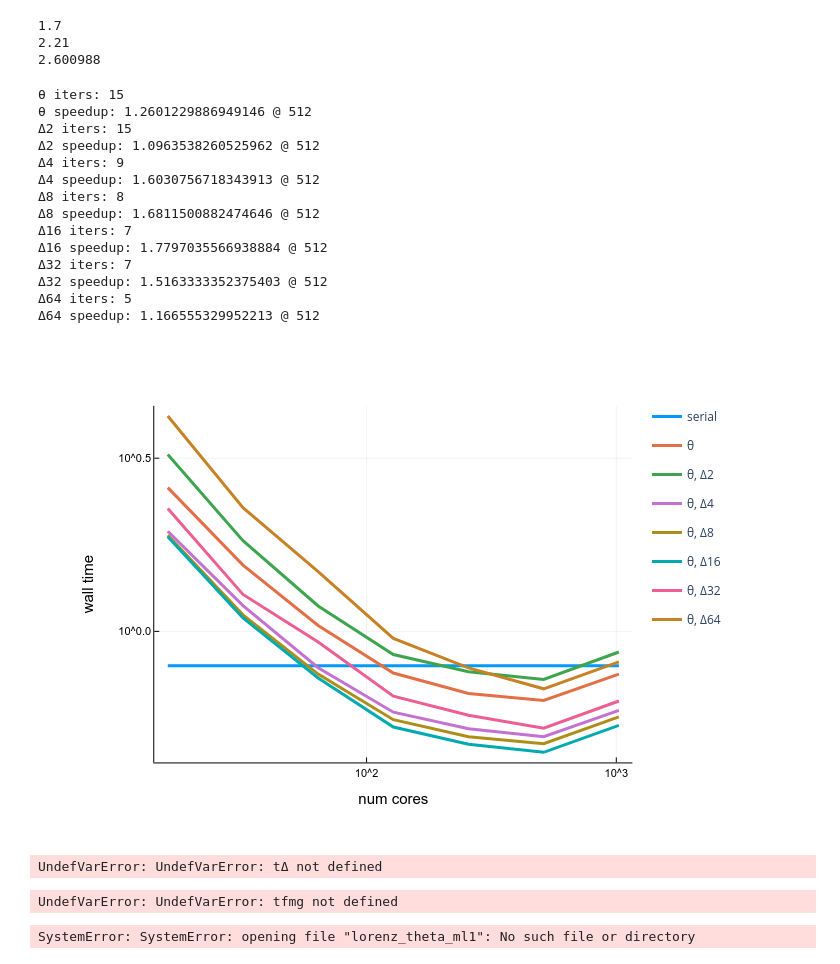
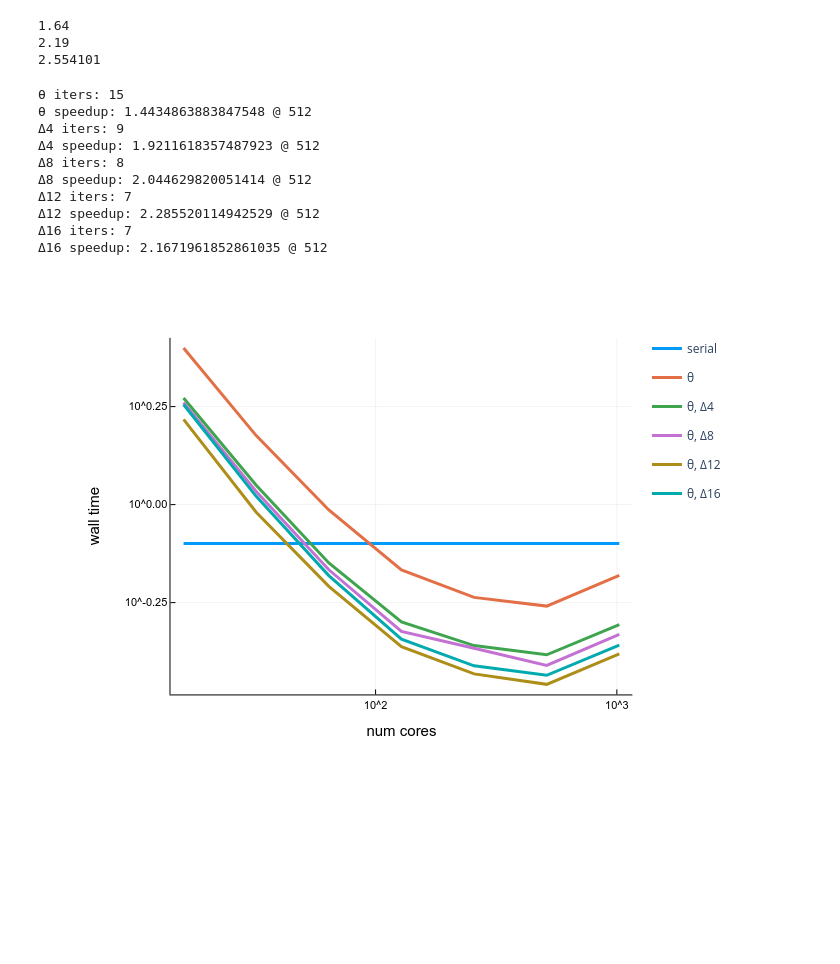
Before and after one commit to XBraid/xbraid, a Jupyter notebook: drivers/experiments/ks/strong_scaling_64/plot.ipynb, the cells around one changed output. Saved outputs shown, nothing was run; the diff lists cells and outputs as text; code cells hidden in the pictures; blank space fills up the shorter version.

```diff
--- a/drivers/experiments/ks/strong_scaling_64/plot.ipynb
+++ b/drivers/experiments/ks/strong_scaling_64/plot.ipynb
@@ -9,6 +9,7 @@ theme(:default)
 function parseTiming(fname::String)::Real
     f = open(fname)
     for line in eachline(f)
+        occursin("diverged", line) && throw("iterations in file $(fname) diverged!")
         occursin("Braid", line) && continue
         occursin("wall time", line) && return parse(Float64, split(line)[end])
     end
@@ -18,6 +19,7 @@ end
 function parseTiming(fname::String, tol::Real)::Real
     f = open(fname)
     for line in eachline(f)
+        occursin("diverged", line) && throw("iterations in file $(fname) diverged!")
         occursin("Begin", line) && continue
         occursin("not available", line) && continue
         occursin("Solver Stats", line) && continue
@@ -43,21 +45,22 @@ println(parseTiming("ks_nc16_cf4_ml4", 1e-5))
 println(parseTiming("ks_Delta2_nc16_cf4_ml4", 1e-5))
 println(parseTiming("ks_nc16_cf4_ml4"))
 # %% [output]
-1.7
-2.21
-2.600988
+1.64
+2.19
+2.554101
 # %%
 
 ncores = [16, 32, 64, 128, 256, 512, 1024]
-ranks = [2, 4, 8, 16, 32, 64]
+# ranks = [2, 4, 8, 12, 16, 32, 64]
+ranks = [4, 8, 12, 16]
 ml = 4
 cf = 4
 tol = 1e-6
 
-# function readΔ(rank, nc) return parseTiming("ks_Delta$(rank)_nc$(nc)_cf$(cf)_ml$(ml)", tol) end
-# readθ = nc -> parseTiming("ks_nc$(nc)_cf$(cf)_ml$(ml)", tol)
-function readΔ(rank, nc) return parseTiming("ks_Delta$(rank)_nc$(nc)_cf$(cf)_ml$(ml)") end
-readθ = nc -> parseTiming("ks_nc$(nc)_cf$(cf)_ml$(ml)")
+function readΔ(rank, nc) return parseTiming("ks_Delta$(rank)_nc$(nc)_cf$(cf)_ml$(ml)", tol) end
+readθ = nc -> parseTiming("ks_nc$(nc)_cf$(cf)_ml$(ml)", tol)
+# function readΔ(rank, nc) return parseTiming("ks_Delta$(rank)_nc$(nc)_cf$(cf)_ml$(ml)") end
+# readθ = nc -> parseTiming("ks_nc$(nc)_cf$(cf)_ml$(ml)")
 
 # serial timing
 tser = parseTiming("ks_ml1")
@@ -68,71 +71,37 @@ pl = plot(ncores, x->tser, linewidth=3, label="serial", xaxis=("num cores", :log
 # for i in 1:length(ncores)
 #     tθ[i] = parseTiming("ks_nc$(ncores[i])_cf$(cf)_ml$(ml)")
 # end
 itersθ = parseIters("ks_nc$(ncores[1])_cf4_ml4")
 tθ = readθ.(ncores)
 println("θ iters: $(itersθ)")
 println("θ speedup: $(tser/minimum(tθ)) @ $(ncores[argmin(tθ)])")
 plot!(pl, ncores, tθ, linewidth=3, label="θ")
 
 # Δ timings
 for rank in ranks
     tΔ = zeros(length(ncores))
     itersΔ = parseIters("ks_Delta$(rank)_nc$(ncores[1])_cf$(cf)_ml$(ml)")
     for i in 1:length(ncores)
         tΔ[i] = readΔ(rank, ncores[i])
     end
     println("Δ$(rank) iters: $(itersΔ)")
     println("Δ$(rank) speedup: $(tser/minimum(tΔ)) @ $(ncores[argmin(tΔ)])")
     plot!(pl, ncores, tΔ, linewidth=3, label="θ, Δ$(rank)")
 end
 savefig(pl, "scaling_cf$(cf)_ml$(ml).png")
 plot!()
 
 # println("fmg iters: $(itersfmg)")
 # println("fmg speedup: $(tser/minimum(tfmg)) @ $(ncores[argmin(tfmg)])")
 # %% [output]
 θ iters: 15
-θ speedup: 1.2601229886949146 @ 512
-Δ2 iters: 15
-Δ2 speedup: 1.0963538260525962 @ 512
+θ speedup: 1.4434863883847548 @ 512
 Δ4 iters: 9
-Δ4 speedup: 1.6030756718343913 @ 512
+Δ4 speedup: 1.9211618357487923 @ 512
 Δ8 iters: 8
-Δ8 speedup: 1.6811500882474646 @ 512
+Δ8 speedup: 2.044629820051414 @ 512
+Δ12 iters: 7
+Δ12 speedup: 2.285520114942529 @ 512
 Δ16 iters: 7
-Δ16 speedup: 1.7797035566938884 @ 512
-Δ32 iters: 7
-Δ32 speedup: 1.5163333352375403 @ 512
-Δ64 iters: 5
-Δ64 speedup: 1.166555329952213 @ 512
+Δ16 speedup: 2.1671961852861035 @ 512
-[figure, old version]
+[figure, new version]
-# %%
-pl = plot(ncores, [tθ tΔ tfmg ],
-          linewidth=3,
-          dpi=200,
-          label=["$(itersθ) iters: θ" "$(itersΔ) iters: θ, Δ" "$(itersfmg) iters: θ, Δ, fmg"],
-          xaxis=("num cores", :log),
-          yaxis=("wall time", :log),
-)
-plot!(pl, ncores, x->, linewidth=3, label="serial")
-savefig(pl, "scaling_cf$(cf)_ml$(ml).png")
-plot!()
-# %% [output]
-UndefVarError: UndefVarError: tΔ not defined
-# %%
-pl = plot(ncores, [tfmg/itersfmg tΔ/itersΔ tθ/itersθ],
-          linewidth=3,
-          dpi=200,
-          label=["θ, Δ, fmg" "θ, Δ" "θ"],
-          xaxis=("num cores", :log),
-          yaxis=("wall time", :log),
-)
-plot!(pl, ncores, x->parseTiming("lorenz_theta_ml1"), linewidth=3, label="serial")
-savefig(pl, "scaling_cf$(cf)_ml$(ml)_normalized.png")
-plot!()
-# %% [output]
-UndefVarError: UndefVarError: tfmg not defined
-# %%
-parseTiming("lorenz_theta_ml1")
-# %% [output]
-SystemError: SystemError: opening file "lorenz_theta_ml1": No such file or directory
```
Also changed, not shown: 6 other files.
